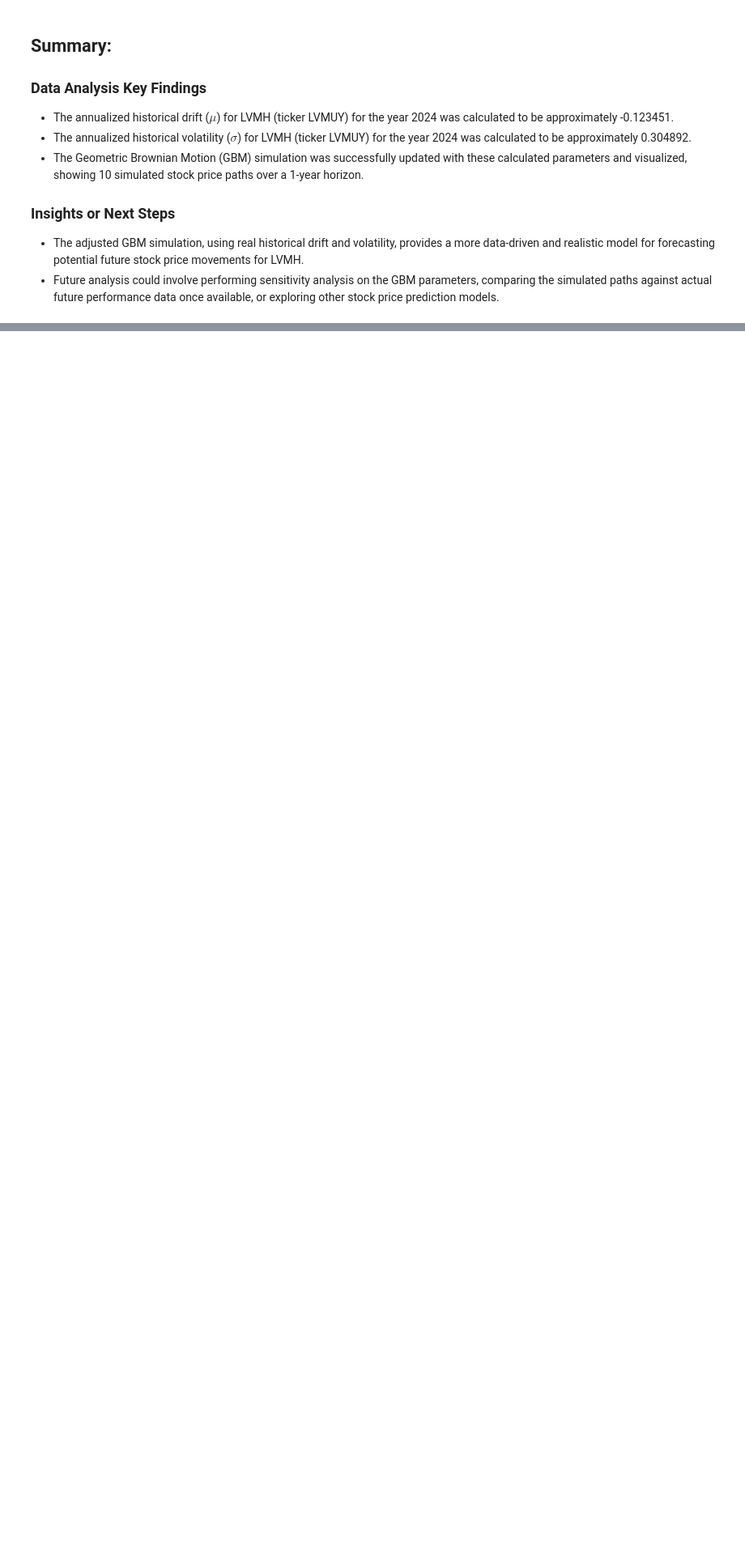
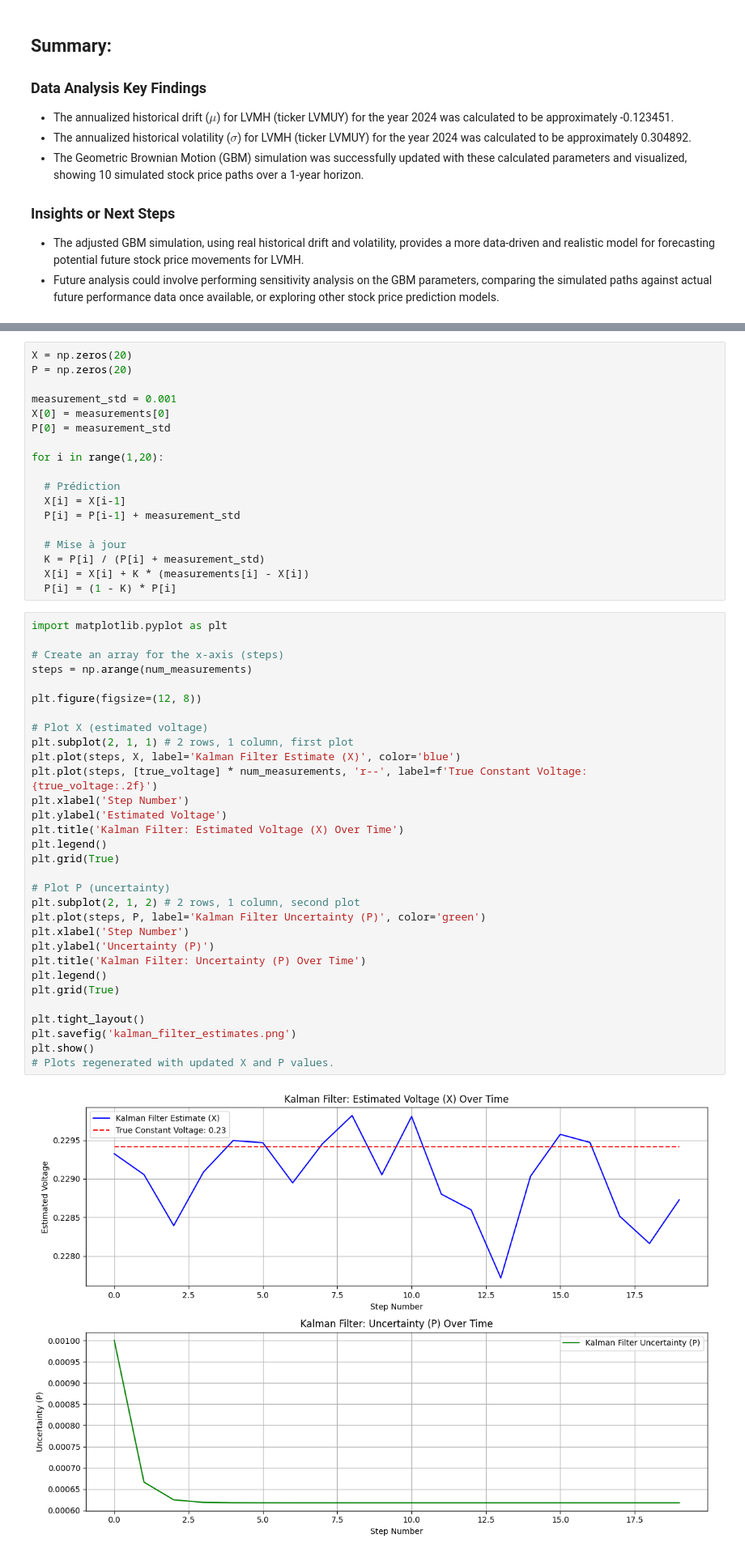
Before and after one commit to maurinl26/filtrage_modelisation_stochastique, a Jupyter notebook: course/contents/illustrations_cours.ipynb, the cells around one changed output, grey strips where cells are left out. Shown at 81% size. Saved outputs shown, nothing was run; the diff lists cells and outputs as text; blank space fills up the shorter version.

```diff
--- a/course/contents/illustrations_cours.ipynb
+++ b/course/contents/illustrations_cours.ipynb
@@ -360,0 +361,51 @@ plt.show()
+# %%
+X = np.zeros(20)
+P = np.zeros(20)
+
+measurement_std = 0.001
+X[0] = measurements[0]
+P[0] = measurement_std
+
+for i in range(1,20):
+
+  # Prédiction
+  X[i] = X[i-1]
+  P[i] = P[i-1] + measurement_std
+
+  # Mise à jour
+  K = P[i] / (P[i] + measurement_std)
+  X[i] = X[i] + K * (measurements[i] - X[i])
+  P[i] = (1 - K) * P[i]
+# %%
+import matplotlib.pyplot as plt
+
+# Create an array for the x-axis (steps)
+steps = np.arange(num_measurements)
+
+plt.figure(figsize=(12, 8))
+
+# Plot X (estimated voltage)
+plt.subplot(2, 1, 1) # 2 rows, 1 column, first plot
+plt.plot(steps, X, label='Kalman Filter Estimate (X)', color='blue')
+plt.plot(steps, [true_voltage] * num_measurements, 'r--', label=f'True Constant Voltage: {true_voltage:.2f}')
+plt.xlabel('Step Number')
+plt.ylabel('Estimated Voltage')
+plt.title('Kalman Filter: Estimated Voltage (X) Over Time')
+plt.legend()
+plt.grid(True)
+
+# Plot P (uncertainty)
+plt.subplot(2, 1, 2) # 2 rows, 1 column, second plot
+plt.plot(steps, P, label='Kalman Filter Uncertainty (P)', color='green')
+plt.xlabel('Step Number')
+plt.ylabel('Uncertainty (P)')
+plt.title('Kalman Filter: Uncertainty (P) Over Time')
+plt.legend()
+plt.grid(True)
+
+plt.tight_layout()
+plt.savefig('kalman_filter_estimates.png')
+plt.show()
+# Plots regenerated with updated X and P values.
+# %% [output]
+[figure, added]
```
Also changed, not shown: parts of 9 cells of this notebook.
